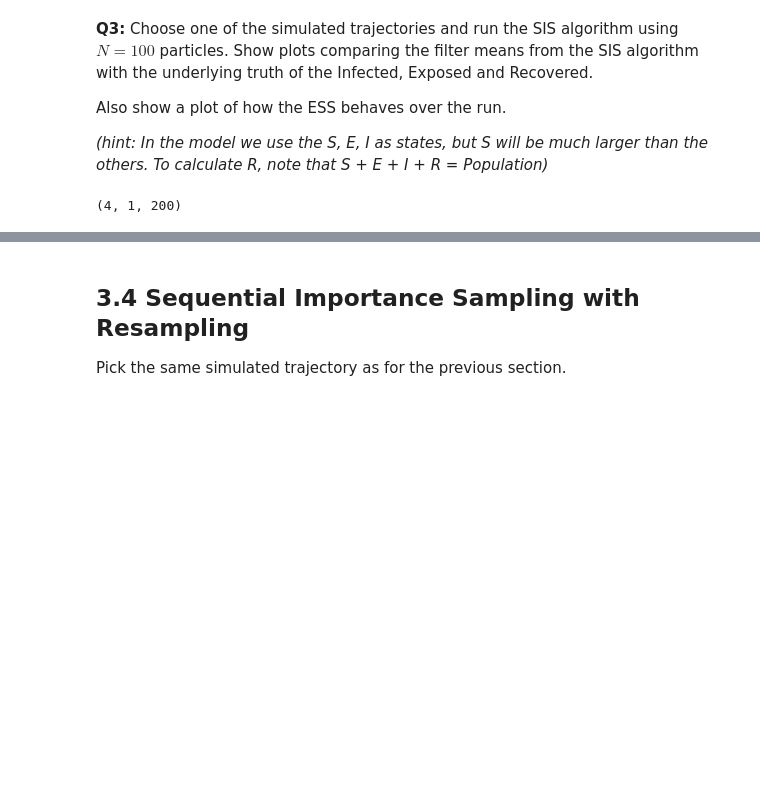
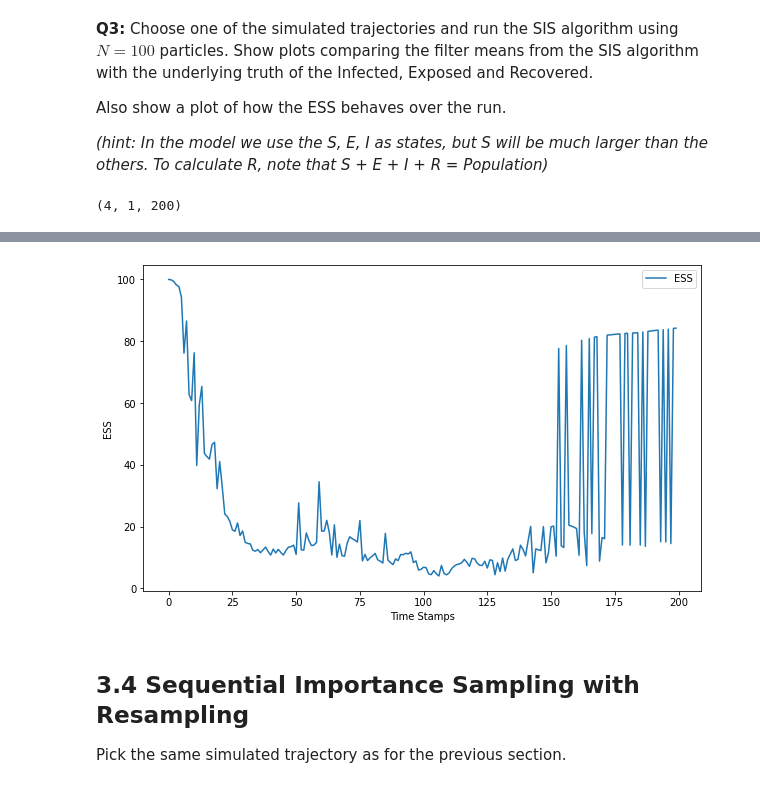
Before and after one commit to amannayak/Time-Series-and-Sequence-Analysis, a Jupyter notebook: Task 3/tssl_lab3.ipynb, the cells around one changed output, grey strips where cells are left out. Drawn from its saved outputs; the diff is of its cells as text; code cells hidden in the pictures; blank space fills up the shorter version.

```diff
--- a/Task 3/tssl_lab3.ipynb
+++ b/Task 3/tssl_lab3.ipynb
@@ -282,3 +296,12 @@ plt.plot(np.arange(200), SeqImpSamp.alpha_filt[0,0,:] , label = "True Mean" )
+# %%
+plt.plot(np.arange(200), SeqImpSamp.N_eff , label = "ESS")
+plt.xlabel("Time Stamps")
+plt.ylabel("ESS")
+# plt.suptitle("R")
+plt.legend()
+plt.show()
+# %% [output]
+[figure, added]
 # %% [markdown]
 ## 3.4 Sequential Importance Sampling with Resampling
 
```
Also changed, not shown: parts of 14 cells of this notebook.
